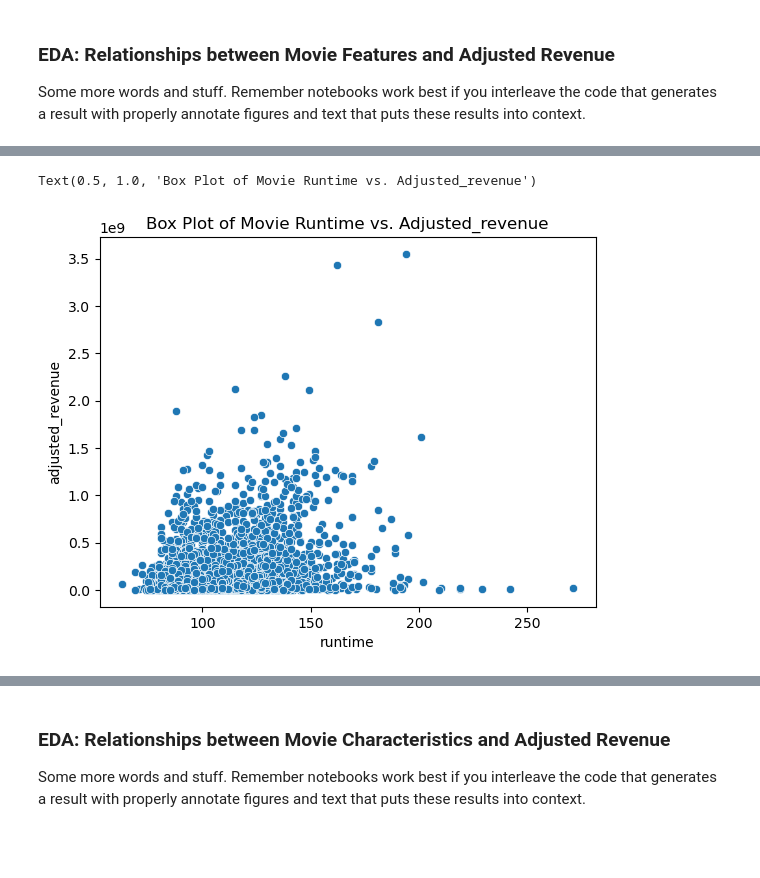
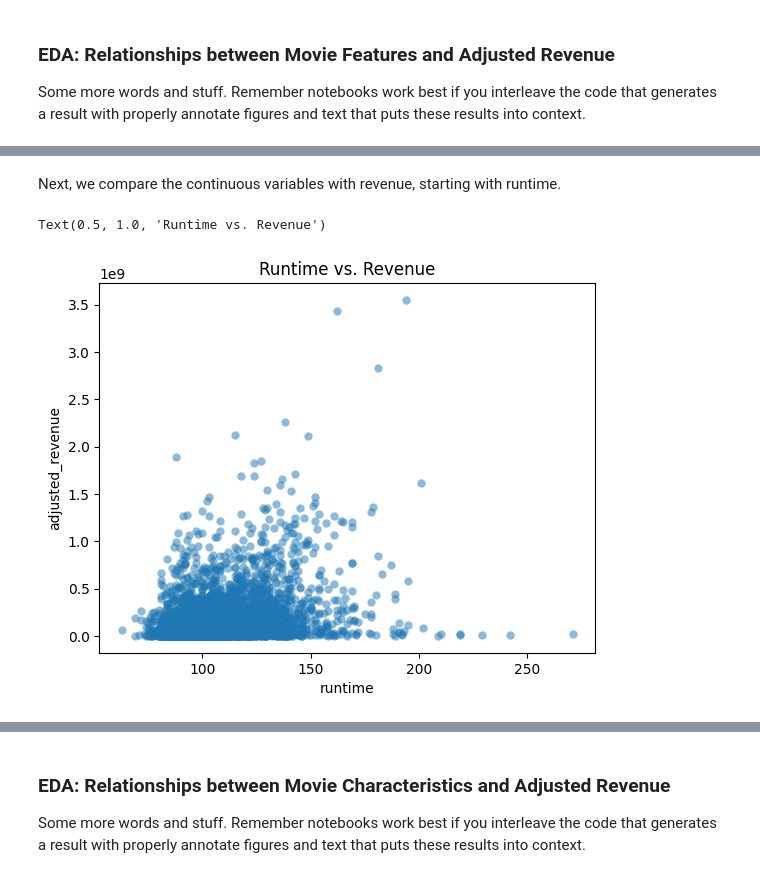
Before and after one commit to COGS108/Group028_WI24, a Jupyter notebook: EDACheckpoint_Group028_WI24.ipynb, the cells around one changed output, grey strips where cells are left out. Saved outputs shown, nothing was run; the diff lists cells and outputs as text; code cells hidden in the pictures; blank space fills up the shorter version.

```diff
--- a/EDACheckpoint_Group028_WI24.ipynb
+++ b/EDACheckpoint_Group028_WI24.ipynb
@@ -552,7 +555,9 @@ Text(0.5, 1.0, 'Box Plot of Release Month vs. Adjusted_revenue')
+# %% [markdown]
+Next, we compare the continuous variables with revenue, starting with runtime.
 # %%
 # Scatterplot comparing runtime to user rating
-sns.scatterplot(data=combined_df, x='runtime', y='adjusted_revenue')
-plt.title('Box Plot of Movie Runtime vs. Adjusted_revenue')
+sns.scatterplot(data=combined_df, x='runtime', y='adjusted_revenue', alpha=.5, linewidth = 0)
+plt.title('Runtime vs. Revenue')
 # %% [output]
-Text(0.5, 1.0, 'Box Plot of Movie Runtime vs. Adjusted_revenue')
+Text(0.5, 1.0, 'Runtime vs. Revenue')
-[figure, old version]
+[figure, new version]
```
Also changed, not shown: parts of 27 cells of this notebook.
